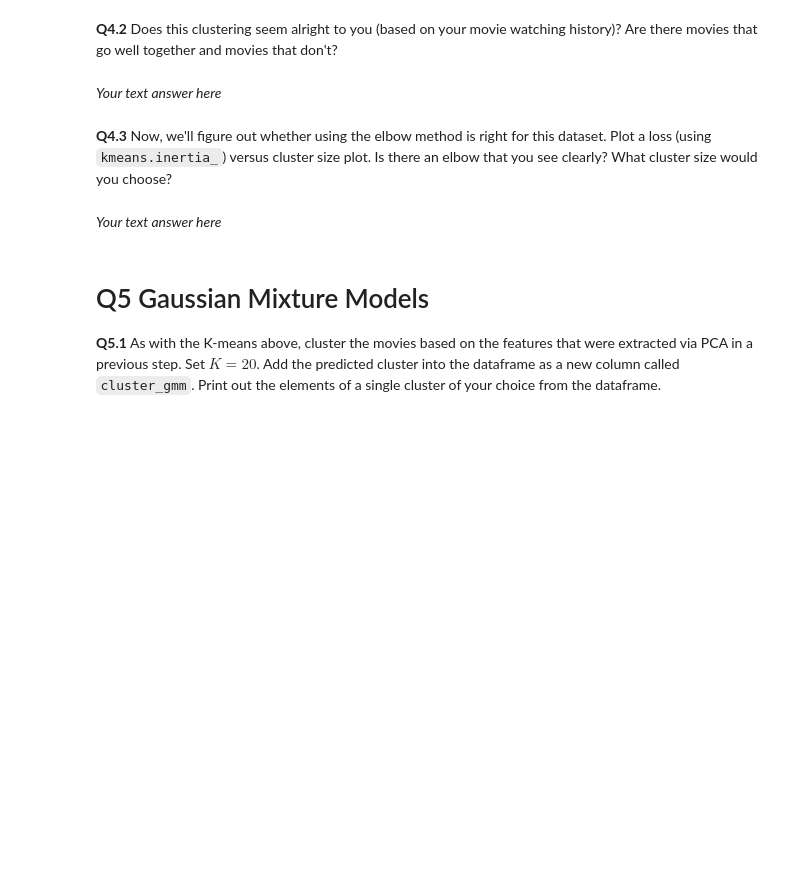
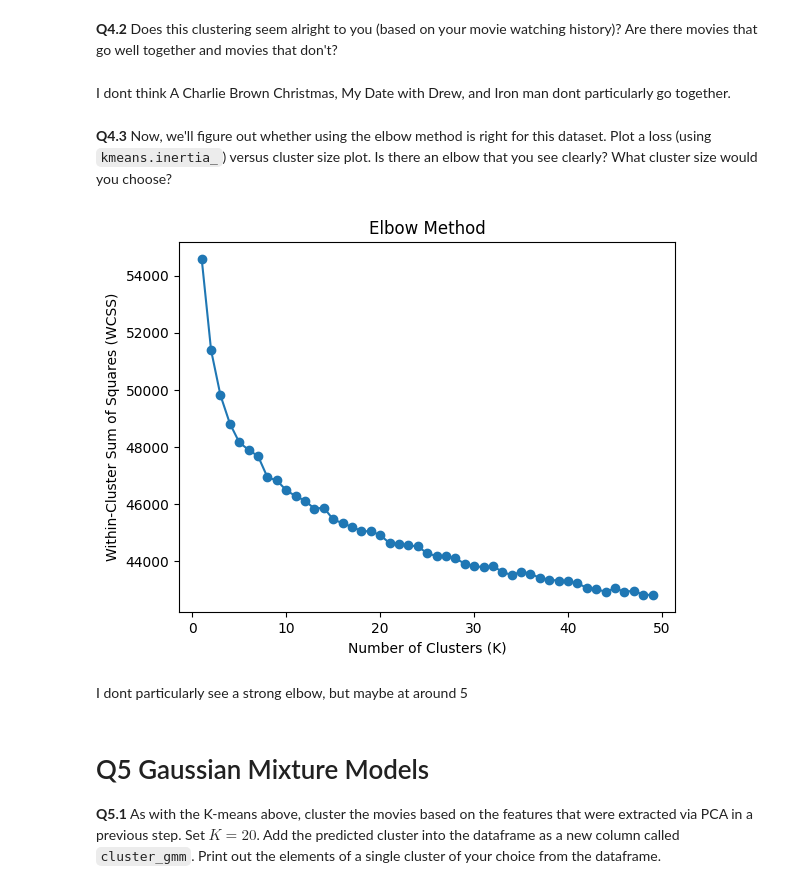
Before and after one commit to MathematicalInvestor/TMDL2024, a Jupyter notebook: Assignment 3 - Empty.ipynb, the cells around one changed output. Saved outputs shown, nothing was run; the diff lists cells and outputs as text; code cells hidden in the pictures; blank space fills up the shorter version.

```diff
--- a/Assignment 3 - Empty.ipynb
+++ b/Assignment 3 - Empty.ipynb
@@ -354,10 +351,10 @@ Note: don't just estimate it by eye, write some code to compute it for you.
 # %% [markdown]
 **Q3.6** Using the number of dimensions you found in Q3.5, fit and transform your overview encodings using PCA and add it to a new column called `overview_pca` in the dataframe.
 # %%
-n_dims = ...
-pca = ...
-labels_pca = ...
-df["overview_pca"] = ...
+n_dims = n_pca_80percent
+pca = PCA(n_pca_80percent)
+labels_pca = pca.fit_transform(np.array(encoded_labels)).tolist()
+df["overview_pca"] = labels_pca
 # %% [markdown]
 # Q4 K-Means Clustering
 
@@ -367,12 +364,12 @@ df["overview_pca"] = ...
 from sklearn.cluster import KMeans
 
 # Perform K-means clustering
-kmeans = ...
+kmeans = KMeans(n_clusters=20)
 # fit model
-...
+kmeans = kmeans.fit(labels_pca)
 
-y_preds = # get predictions
-df["cluster_kmeans"] = ... # set predictions
+y_preds = kmeans.predict(labels_pca) # get predictions
+df["cluster_kmeans"] = y_preds # set predictions
 
 # print out elements of cluster 0
-...
+df['title'][df['cluster_kmeans'] == 0]
@@ -379,13 +389,28 @@ df["cluster_kmeans"] = ... # set predictions
 # %% [markdown]
 **Q4.2** Does this clustering seem alright to you (based on your movie watching history)? Are there movies that go well together and movies that don't?
 # %% [markdown]
-*Your text answer here*
+I dont think A Charlie Brown Christmas, My Date with Drew, and Iron man dont particularly go together.
 # %% [markdown]
 **Q4.3** Now, we'll figure out whether using the elbow method is right for this dataset. Plot a loss (using `kmeans.inertia_`) versus cluster size plot. Is there an elbow that you see clearly? What cluster size would you choose?
-# %% [markdown]
-*Your text answer here*
 # %%
-... # your code answer here
+# Perform K-means clustering for different values of K
+wcss = []
+k_values = range(1, 50)
+for k in k_values:
+    kmeans = KMeans(n_clusters=k)
+    kmeans.fit(labels_pca)
+    wcss.append(kmeans.inertia_)
+
+# Plot the elbow curve
+plt.plot(k_values, wcss, marker='o')
+plt.xlabel('Number of Clusters (K)')
+plt.ylabel('Within-Cluster Sum of Squares (WCSS)')
+plt.title('Elbow Method')
+plt.show()
+# %% [output]
+[figure, added]
+# %% [markdown]
+I dont particularly see a strong elbow, but maybe at around 5
 # %% [markdown]
 # Q5 Gaussian Mixture Models
 
```
Also changed, not shown: parts of 22 cells of this notebook.
